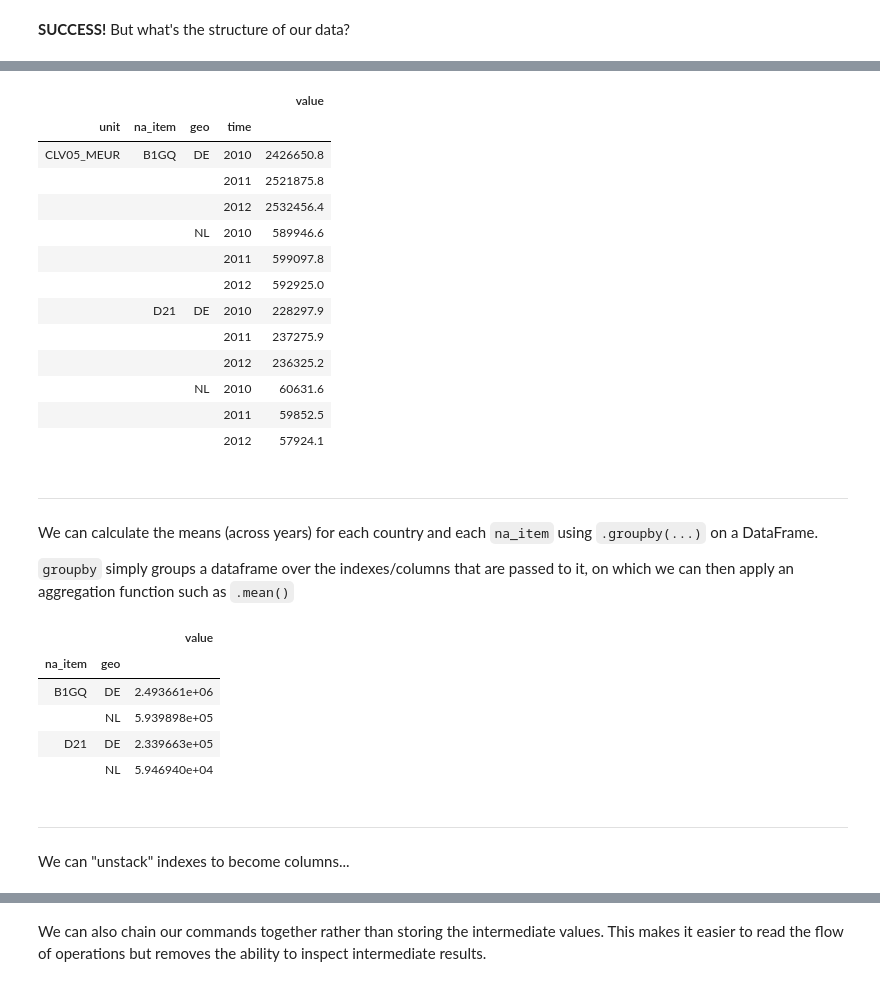
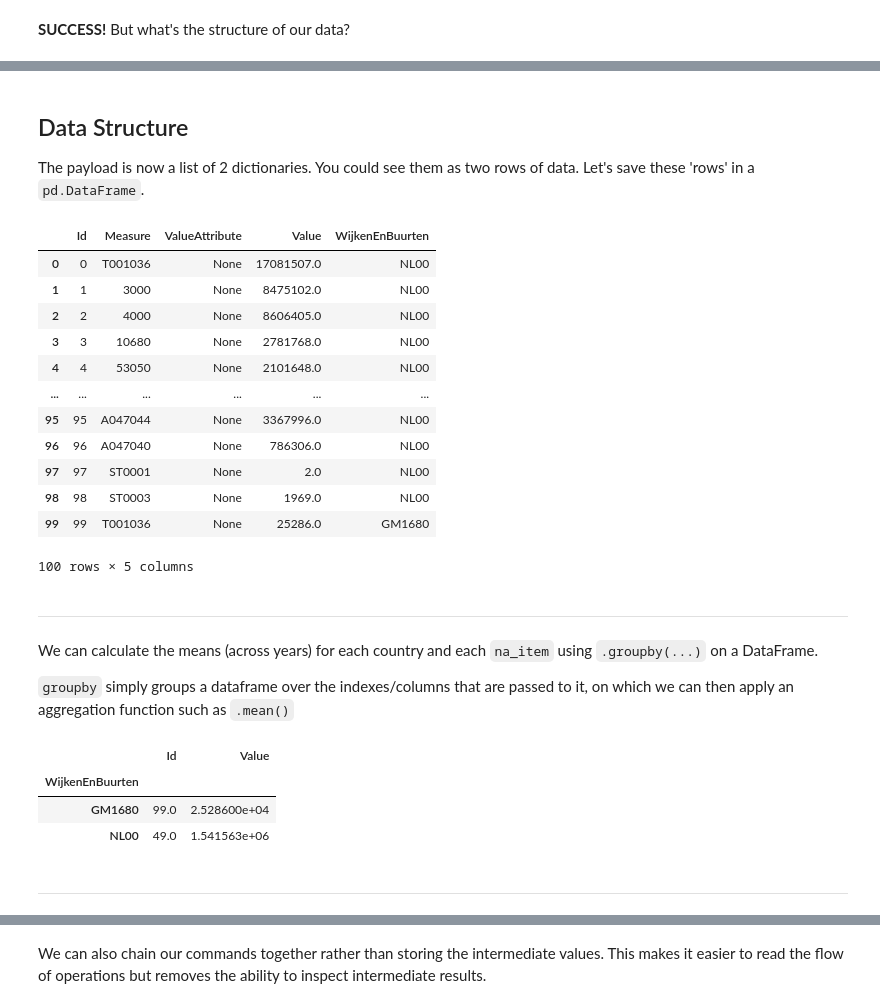
Before and after one commit to Timmarh/intro-apis, a Jupyter notebook: API_tutorial.ipynb, the cells around one changed output, grey strips where cells are left out. Cells and saved outputs as stored; diff of their text form; code cells hidden in the pictures.

```diff
--- a/API_tutorial.ipynb
+++ b/API_tutorial.ipynb
@@ -365,17 +128,18 @@ We'll learn by example how to use Python to get the data for a REST GET request
 We will use the Python library `requests` - https://github.com/psf/requests.
 # %%
 import requests  # Import the requests library
+import pandas as pd # Import pandas for later
+import geopandas as gpd
+import warnings
+warnings.filterwarnings(action='once') ## This line makes sure you see warnings only once
 
-# Query URL
-url = ('http://ec.europa.eu/eurostat/wdds/rest/data/v2.1/json/en'
-       '/nama_10_gdp?precision=1'
-       '&unit=CLV05_MEUR'  # Unit: CLV (2005) Million EUR
-       '&geo=NL&geo=DE'  # Country: Netherlands, Germany
-       '&time=2010&time=2011&time=2012'  # Years: 2010, 2011, 2012
-       '&na_item=B1GQ&na_item=D21'  # GDP (market prices) & taxes on products
-       )
-# Some api's will have nicer syntax like:
-# `&time=2010..2012` or `&na_item=B1GQ,D21`
+# Downloaden van gehele tabel, duurt ongeveer 2 minuten
+# target_url = table_url + "/Observations"
+# Downloaden van eerste 100 rijen uit de tabel
+
+howmany = 100
+base_url = "https://beta-odata4.cbs.nl/CBS/83765NED"
+url = base_url + f"/Observations?$top={howmany}"
 print(url)
 
 response = requests.get(url)  # Make a GET request to the URL
@@ -501,0 +212,3 @@ Now our index is built we can pass in a list of values, index, and columns to `p
+# %%
+payload = payload['value']
+payload
@@ -502,21 +233,24 @@ Now our index is built we can pass in a list of values, index, and columns to `p
+# %% [markdown]
+## Data Structure
+The payload is now a list of 2 dictionaries. You could see them as two rows of data.
+Let's save these 'rows' in a `pd.DataFrame`.
 # %%
-df = pd.DataFrame(payload['value'].values(), index=index, columns=['value'])
+df = pd.DataFrame(payload)
 df
 # %% [output]
-|  |  |  |  | value |
-| unit | na_item | geo | time |  |
-| CLV05_MEUR | B1GQ | DE | 2010 | 2426650.8 |
-|  |  |  | 2011 | 2521875.8 |
-|  |  |  | 2012 | 2532456.4 |
-|  |  | NL | 2010 | 589946.6 |
-|  |  |  | 2011 | 599097.8 |
-|  |  |  | 2012 | 592925.0 |
-|  | D21 | DE | 2010 | 228297.9 |
-|  |  |  | 2011 | 237275.9 |
-|  |  |  | 2012 | 236325.2 |
-|  |  | NL | 2010 | 60631.6 |
-|  |  |  | 2011 | 59852.5 |
-|  |  |  | 2012 | 57924.1 |
+|  | Id | Measure | ValueAttribute | Value | WijkenEnBuurten |
+| 0 | 0 | T001036 | None | 17081507.0 | NL00 |
+| 1 | 1 | 3000 | None | 8475102.0 | NL00 |
+| 2 | 2 | 4000 | None | 8606405.0 | NL00 |
+| 3 | 3 | 10680 | None | 2781768.0 | NL00 |
+| 4 | 4 | 53050 | None | 2101648.0 | NL00 |
+| ... | ... | ... | ... | ... | ... |
+| 95 | 95 | A047044 | None | 3367996.0 | NL00 |
+| 96 | 96 | A047040 | None | 786306.0 | NL00 |
+| 97 | 97 | ST0001 | None | 2.0 | NL00 |
+| 98 | 98 | ST0003 | None | 1969.0 | NL00 |
+| 99 | 99 | T001036 | None | 25286.0 | GM1680 |
+100 rows × 5 columns
 # %% [markdown]
 ---
 
@@ -524,18 +258,12 @@ We can calculate the means (across years) for each country and each `na_item` us
 
 `groupby` simply groups a dataframe over the indexes/columns that are passed to it, on which we can then apply an aggregation function such as `.mean()`
 # %%
-df_means = (df.groupby(['na_item', 'geo'])
-            .mean()
-           )
+df_means = (df.groupby(['WijkenEnBuurten']).mean())
 df_means
 # %% [output]
-|  |  | value |
-| na_item | geo |  |
-| B1GQ | DE | 2.493661e+06 |
-|  | NL | 5.939898e+05 |
-| D21 | DE | 2.339663e+05 |
-|  | NL | 5.946940e+04 |
+|  | Id | Value |
+| WijkenEnBuurten |  |  |
+| GM1680 | 99.0 | 2.528600e+04 |
+| NL00 | 49.0 | 1.541563e+06 |
 # %% [markdown]
 ---
-# %% [markdown]
-We can "unstack" indexes to become columns...
```
Also changed, not shown: parts of 53 cells of this notebook, 2 other files.
